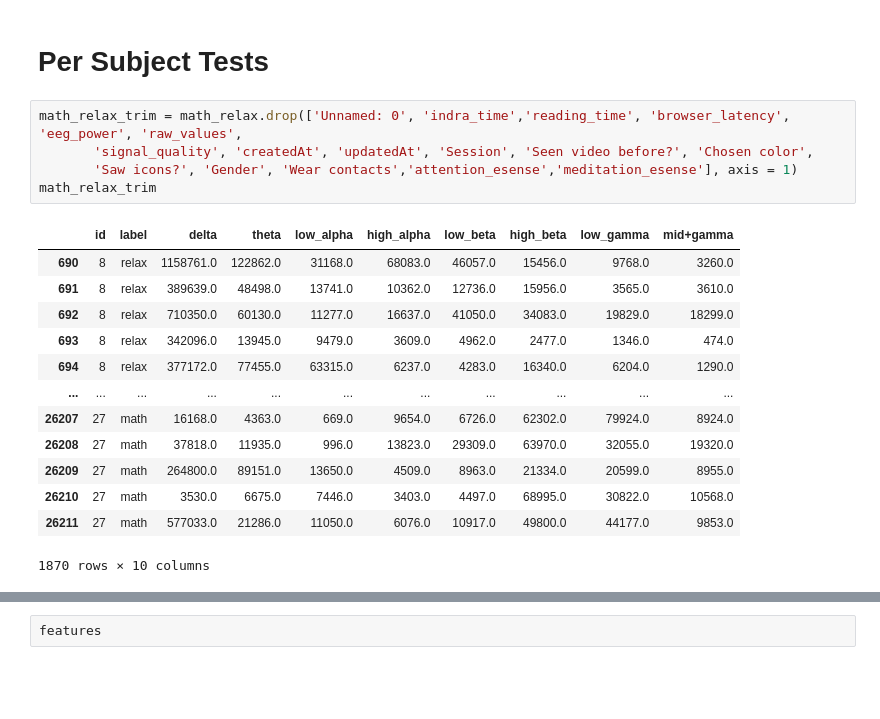
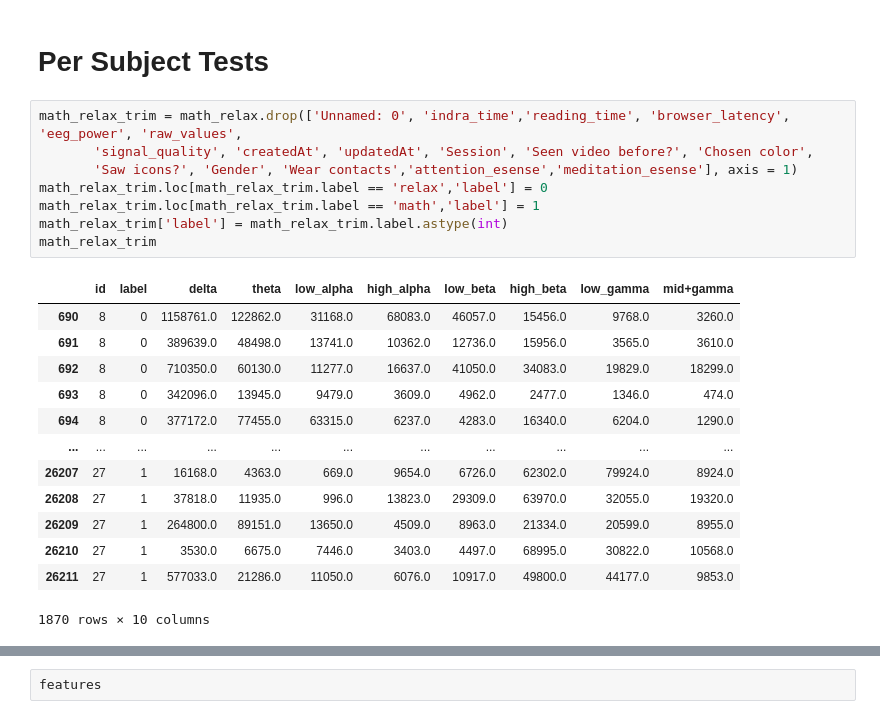
Before and after one commit to SeranC/Synchronized-Brainwave-Dataset-Kaggle-, a Jupyter notebook: Jupyter Notebook Files/Relax vs Math.ipynb, the cells around one changed output, grey strips where cells are left out. Saved outputs shown, nothing was run; the diff lists cells and outputs as text; blank space fills up the shorter version.

```diff
--- a/Jupyter Notebook Files/Relax vs Math.ipynb
+++ b/Jupyter Notebook Files/Relax vs Math.ipynb
@@ -117,20 +153,23 @@ weighted avg       0.59      0.58      0.57       561
 # %%
 math_relax_trim = math_relax.drop(['Unnamed: 0', 'indra_time','reading_time', 'browser_latency', 'eeg_power', 'raw_values',
        'signal_quality', 'createdAt', 'updatedAt', 'Session', 'Seen video before?', 'Chosen color',
        'Saw icons?', 'Gender', 'Wear contacts','attention_esense','meditation_esense'], axis = 1)
+math_relax_trim.loc[math_relax_trim.label == 'relax','label'] = 0
+math_relax_trim.loc[math_relax_trim.label == 'math','label'] = 1
+math_relax_trim['label'] = math_relax_trim.label.astype(int)
 math_relax_trim
 # %% [output]
 |  | id | label | delta | theta | low_alpha | high_alpha | low_beta | high_beta | low_gamma | mid+gamma |
-| 690 | 8 | relax | 1158761.0 | 122862.0 | 31168.0 | 68083.0 | 46057.0 | 15456.0 | 9768.0 | 3260.0 |
-| 691 | 8 | relax | 389639.0 | 48498.0 | 13741.0 | 10362.0 | 12736.0 | 15956.0 | 3565.0 | 3610.0 |
-| 692 | 8 | relax | 710350.0 | 60130.0 | 11277.0 | 16637.0 | 41050.0 | 34083.0 | 19829.0 | 18299.0 |
-| 693 | 8 | relax | 342096.0 | 13945.0 | 9479.0 | 3609.0 | 4962.0 | 2477.0 | 1346.0 | 474.0 |
-| 694 | 8 | relax | 377172.0 | 77455.0 | 63315.0 | 6237.0 | 4283.0 | 16340.0 | 6204.0 | 1290.0 |
+| 690 | 8 | 0 | 1158761.0 | 122862.0 | 31168.0 | 68083.0 | 46057.0 | 15456.0 | 9768.0 | 3260.0 |
+| 691 | 8 | 0 | 389639.0 | 48498.0 | 13741.0 | 10362.0 | 12736.0 | 15956.0 | 3565.0 | 3610.0 |
+| 692 | 8 | 0 | 710350.0 | 60130.0 | 11277.0 | 16637.0 | 41050.0 | 34083.0 | 19829.0 | 18299.0 |
+| 693 | 8 | 0 | 342096.0 | 13945.0 | 9479.0 | 3609.0 | 4962.0 | 2477.0 | 1346.0 | 474.0 |
+| 694 | 8 | 0 | 377172.0 | 77455.0 | 63315.0 | 6237.0 | 4283.0 | 16340.0 | 6204.0 | 1290.0 |
 | ... | ... | ... | ... | ... | ... | ... | ... | ... | ... | ... |
-| 26207 | 27 | math | 16168.0 | 4363.0 | 669.0 | 9654.0 | 6726.0 | 62302.0 | 79924.0 | 8924.0 |
-| 26208 | 27 | math | 37818.0 | 11935.0 | 996.0 | 13823.0 | 29309.0 | 63970.0 | 32055.0 | 19320.0 |
-| 26209 | 27 | math | 264800.0 | 89151.0 | 13650.0 | 4509.0 | 8963.0 | 21334.0 | 20599.0 | 8955.0 |
-| 26210 | 27 | math | 3530.0 | 6675.0 | 7446.0 | 3403.0 | 4497.0 | 68995.0 | 30822.0 | 10568.0 |
-| 26211 | 27 | math | 577033.0 | 21286.0 | 11050.0 | 6076.0 | 10917.0 | 49800.0 | 44177.0 | 9853.0 |
+| 26207 | 27 | 1 | 16168.0 | 4363.0 | 669.0 | 9654.0 | 6726.0 | 62302.0 | 79924.0 | 8924.0 |
+| 26208 | 27 | 1 | 37818.0 | 11935.0 | 996.0 | 13823.0 | 29309.0 | 63970.0 | 32055.0 | 19320.0 |
+| 26209 | 27 | 1 | 264800.0 | 89151.0 | 13650.0 | 4509.0 | 8963.0 | 21334.0 | 20599.0 | 8955.0 |
+| 26210 | 27 | 1 | 3530.0 | 6675.0 | 7446.0 | 3403.0 | 4497.0 | 68995.0 | 30822.0 | 10568.0 |
+| 26211 | 27 | 1 | 577033.0 | 21286.0 | 11050.0 | 6076.0 | 10917.0 | 49800.0 | 44177.0 | 9853.0 |
 1870 rows × 10 columns
 # %%
```
Also changed, not shown: parts of 52 cells of this notebook.
